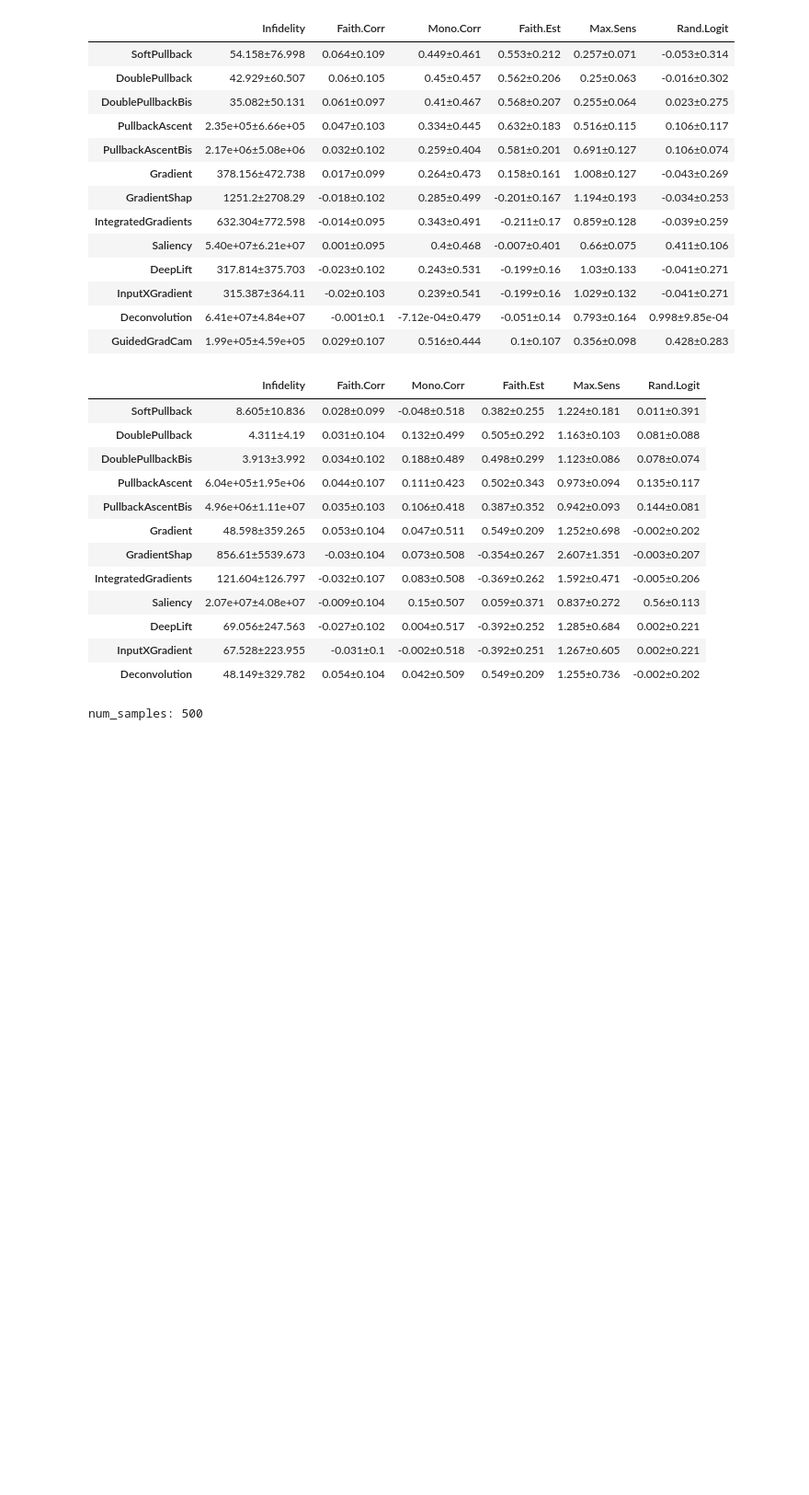
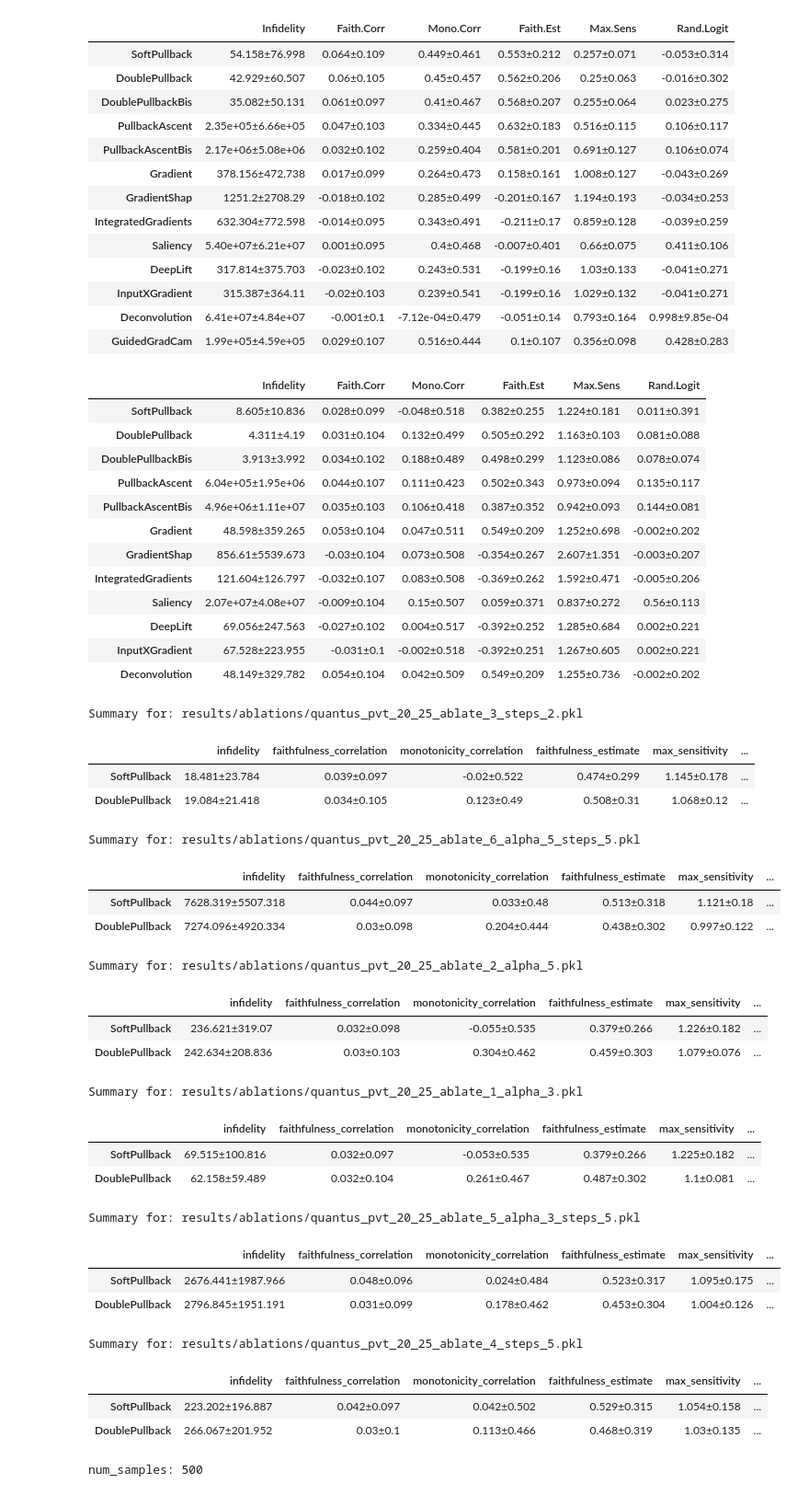
Before and after one commit to 314-Foundation/SemanticPullbacks, a Jupyter notebook: notebooks/verify_results.ipynb, the cells around one changed output. Shown at 92% size. Drawn from its saved outputs; the diff is of its cells as text; code cells hidden in the pictures; blank space fills up the shorter version.

Commit message:
pvt ablations

```diff
--- a/notebooks/verify_results.ipynb
+++ b/notebooks/verify_results.ipynb
@@ -210,6 +210,44 @@ filtered_df
 | DeepLift | 69.056±247.563 | -0.027±0.102 | 0.004±0.517 | -0.392±0.252 | 1.285±0.684 | 0.002±0.221 |
 | InputXGradient | 67.528±223.955 | -0.031±0.1 | -0.002±0.518 | -0.392±0.251 | 1.267±0.605 | 0.002±0.221 |
 | Deconvolution | 48.149±329.782 | 0.054±0.104 | 0.042±0.509 | 0.549±0.209 | 1.255±0.736 | -0.002±0.202 |
+# %%
+import glob
+import os
+
+# Wyszukaj pliki z "ablate" w nazwie w folderze results
+file_list = glob.glob("results/ablations/*ablate*.pkl")
+
+for file in file_list:
+    print(f"Summary for: {file}")
+    file_base = os.path.splitext(file)[0]
+    loaded_df = QuantusEvaluator.load_results(file_base)
+    summary = QuantusEvaluator.summarize_results(loaded_df)
+    display(summary)
+# %% [output]
+Summary for: results/ablations/quantus_pvt_20_25_ablate_3_steps_2.pkl
+|  | infidelity | faithfulness_correlation | monotonicity_correlation | faithfulness_estimate | max_sensitivity | ... |
+| SoftPullback | 18.481±23.784 | 0.039±0.097 | -0.02±0.522 | 0.474±0.299 | 1.145±0.178 | ... |
+| DoublePullback | 19.084±21.418 | 0.034±0.105 | 0.123±0.49 | 0.508±0.31 | 1.068±0.12 | ... |
+Summary for: results/ablations/quantus_pvt_20_25_ablate_6_alpha_5_steps_5.pkl
+|  | infidelity | faithfulness_correlation | monotonicity_correlation | faithfulness_estimate | max_sensitivity | ... |
+| SoftPullback | 7628.319±5507.318 | 0.044±0.097 | 0.033±0.48 | 0.513±0.318 | 1.121±0.18 | ... |
+| DoublePullback | 7274.096±4920.334 | 0.03±0.098 | 0.204±0.444 | 0.438±0.302 | 0.997±0.122 | ... |
+Summary for: results/ablations/quantus_pvt_20_25_ablate_2_alpha_5.pkl
+|  | infidelity | faithfulness_correlation | monotonicity_correlation | faithfulness_estimate | max_sensitivity | ... |
+| SoftPullback | 236.621±319.07 | 0.032±0.098 | -0.055±0.535 | 0.379±0.266 | 1.226±0.182 | ... |
+| DoublePullback | 242.634±208.836 | 0.03±0.103 | 0.304±0.462 | 0.459±0.303 | 1.079±0.076 | ... |
+Summary for: results/ablations/quantus_pvt_20_25_ablate_1_alpha_3.pkl
+|  | infidelity | faithfulness_correlation | monotonicity_correlation | faithfulness_estimate | max_sensitivity | ... |
+| SoftPullback | 69.515±100.816 | 0.032±0.097 | -0.053±0.535 | 0.379±0.266 | 1.225±0.182 | ... |
+| DoublePullback | 62.158±59.489 | 0.032±0.104 | 0.261±0.467 | 0.487±0.302 | 1.1±0.081 | ... |
+Summary for: results/ablations/quantus_pvt_20_25_ablate_5_alpha_3_steps_5.pkl
+|  | infidelity | faithfulness_correlation | monotonicity_correlation | faithfulness_estimate | max_sensitivity | ... |
+| SoftPullback | 2676.441±1987.966 | 0.048±0.096 | 0.024±0.484 | 0.523±0.317 | 1.095±0.175 | ... |
+| DoublePullback | 2796.845±1951.191 | 0.031±0.099 | 0.178±0.462 | 0.453±0.304 | 1.004±0.126 | ... |
+Summary for: results/ablations/quantus_pvt_20_25_ablate_4_steps_5.pkl
+|  | infidelity | faithfulness_correlation | monotonicity_correlation | faithfulness_estimate | max_sensitivity | ... |
+| SoftPullback | 223.202±196.887 | 0.042±0.097 | 0.042±0.502 | 0.529±0.315 | 1.054±0.158 | ... |
+| DoublePullback | 266.067±201.952 | 0.03±0.1 | 0.113±0.466 | 0.468±0.319 | 1.03±0.135 | ... |
 # %%
 # 500 exampless, less explainers:
 # %%
```
Also changed, not shown: 7 other files.
